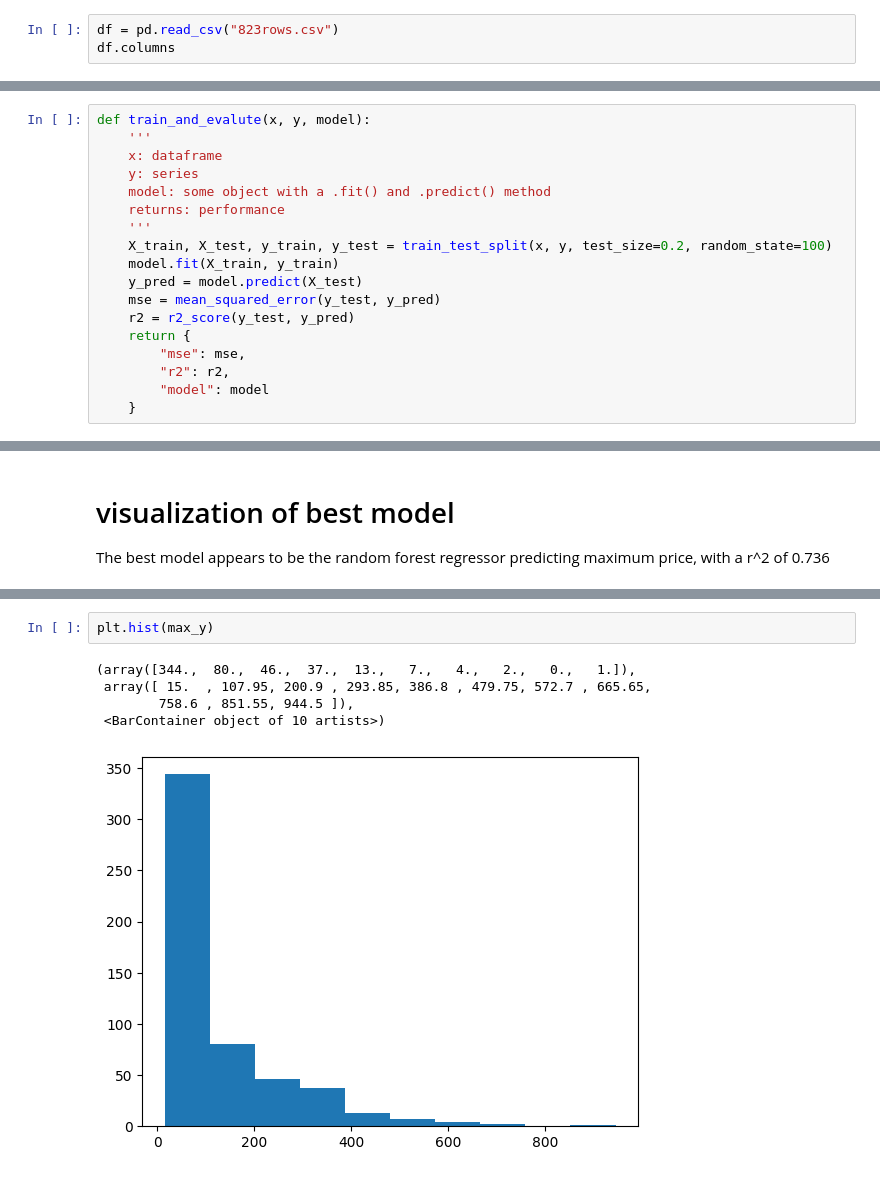
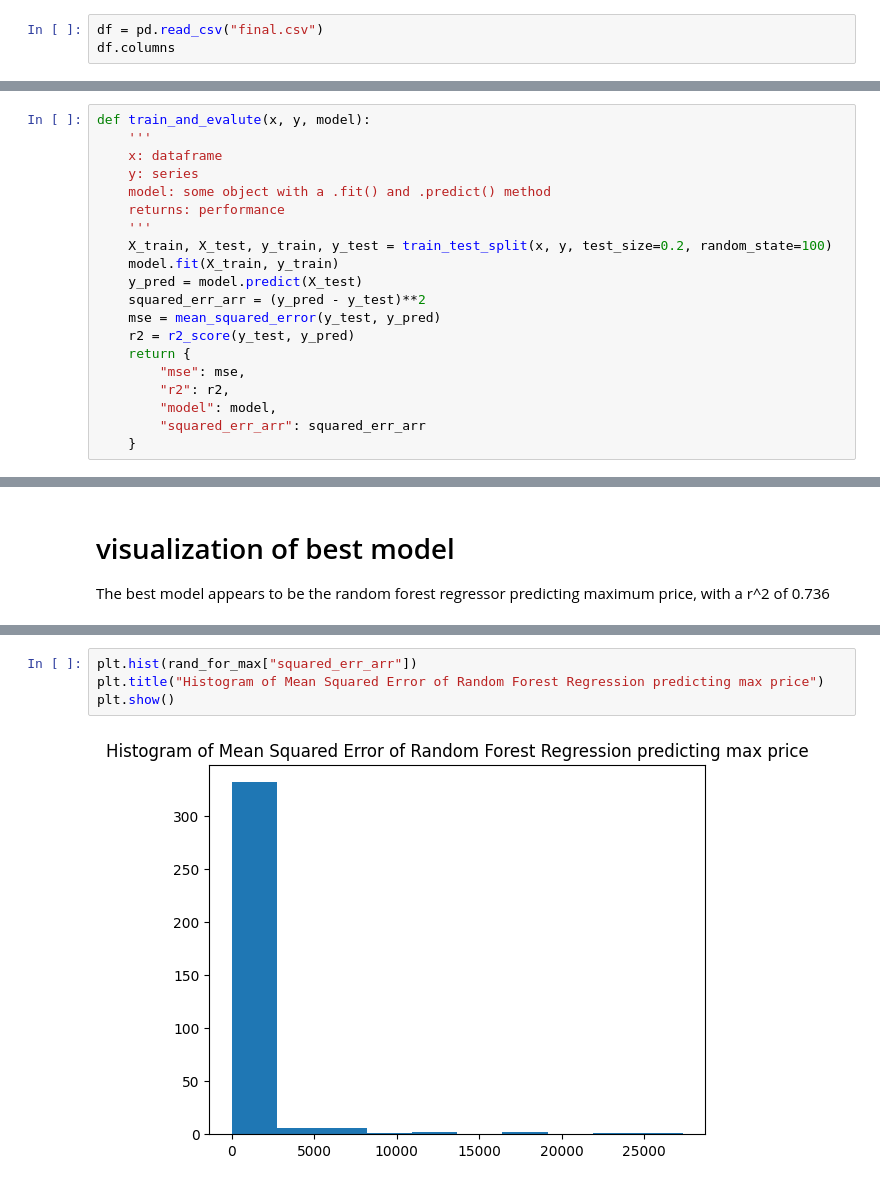
Before and after one commit to IanTurner19/MathM148, a Jupyter notebook: models/model.ipynb, the cells around one changed output, grey strips where cells are left out. Drawn from its saved outputs; the diff is of its cells as text.

```diff
--- a/models/model.ipynb
+++ b/models/model.ipynb
@@ -9,7 +9,7 @@ from sklearn.neighbors import KNeighborsRegressor
 from sklearn.preprocessing import StandardScaler
 from sklearn.model_selection import GridSearchCV
 # %%
-df = pd.read_csv("823rows.csv")
+df = pd.read_csv("final.csv")
 df.columns
 # %% [output]
 Index(['Unnamed: 0.1', 'Unnamed: 0', 'EVENT_ID', 'EVENT_NAME',
@@ -102,12 +102,14 @@ def train_and_evalute(x, y, model):
     X_train, X_test, y_train, y_test = train_test_split(x, y, test_size=0.2, random_state=100)
     model.fit(X_train, y_train)
     y_pred = model.predict(X_test)
+    squared_err_arr = (y_pred - y_test)**2
     mse = mean_squared_error(y_test, y_pred)
     r2 = r2_score(y_test, y_pred)
     return {
         "mse": mse,
         "r2": r2,
-        "model": model
+        "model": model,
+        "squared_err_arr": squared_err_arr
     }
 # %% [markdown]
 # Linear Regression
@@ -219,8 +221,6 @@ plt.show()
-# %%
-plt.hist(max_y)
-# %% [output]
-(array([344.,  80.,  46.,  37.,  13.,   7.,   4.,   2.,   0.,   1.]),
- array([ 15.  , 107.95, 200.9 , 293.85, 386.8 , 479.75, 572.7 , 665.65,
-        758.6 , 851.55, 944.5 ]),
- <BarContainer object of 10 artists>)
-[figure, removed]
+# %%
+plt.hist(rand_for_max["squared_err_arr"])
+plt.title("Histogram of Mean Squared Error of Random Forest Regression predicting max price")
+plt.show()
+# %% [output]
+[figure, added]
```
Also changed, not shown: parts of 12 cells of this notebook, 5 other files.
